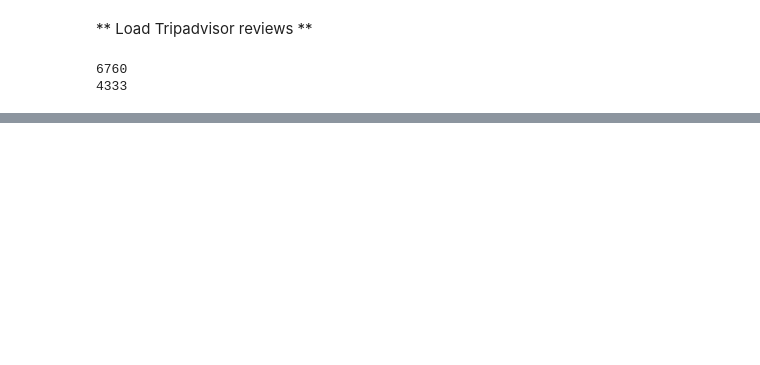
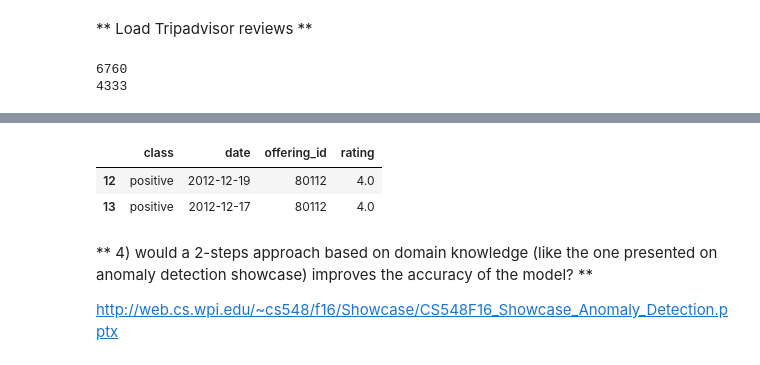
Before and after one commit to yousef-fadila/cs548-project-5, a Jupyter notebook: notebook.ipynb, the cells around one changed output, grey strips where cells are left out. Cells and saved outputs as stored; diff of their text form; code cells hidden in the pictures; blank space fills up the shorter version.

```diff
--- a/notebook.ipynb
+++ b/notebook.ipynb
@@ -192,0 +224,19 @@ plt.show()
+# %%
+import warnings
+warnings.filterwarnings('ignore')
+
+#choose 30 hotel with positive_deceptive_i in order to analyze the sequence pattern
+selected_hotel=rating_classification[rating_classification['class']==positive_deceptive_i].groupby(['offering_id']).size().sort_values(ascending=False)[10:15]
+selected_hotel_list=selected_hotel.index.tolist()
+selected_hotel_string = ','.join(str(e) for e in selected_hotel_list)
+
+export_data = rating_classification[rating_classification['offering_id'].isin(selected_hotel_list)]
+export_data.replace(to_replace={'class': {negative_deceptive_i: 'negative'}}, inplace=True)
+export_data.replace(to_replace={'class': {negative_truthful_i: 'negative'}}, inplace=True)
+export_data.replace(to_replace={'class': {positive_deceptive_i: 'deceptive_positive'}}, inplace=True)
+export_data.replace(to_replace={'class': {positive_truthful_i: 'positive'}}, inplace=True)
+export_data[:2]
+# %% [output]
+|  | class | date | offering_id | rating |
+| 12 | positive | 2012-12-19 | 80112 | 4.0 |
+| 13 | positive | 2012-12-17 | 80112 | 4.0 |
@@ -192,0 +252,4 @@ plt.show()
+# %% [markdown]
+** 4) would a 2-steps approach based on domain knowledge (like the one presented on anomaly detection showcase) improves the accuracy of the model? **
+
+http://web.cs.wpi.edu/~cs548/f16/Showcase/CS548F16_Showcase_Anomaly_Detection.pptx
```
Also changed, not shown: parts of 31 cells of this notebook.
